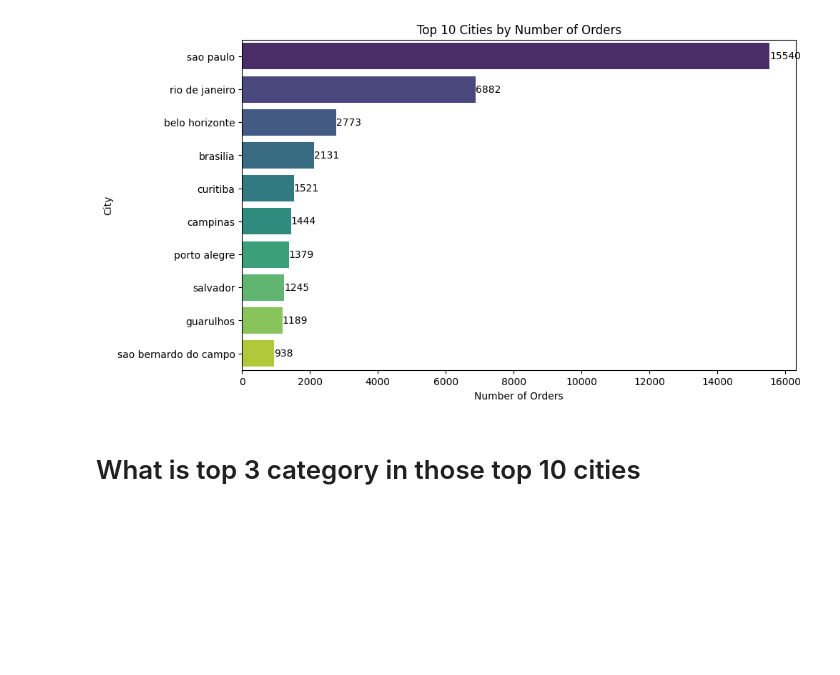
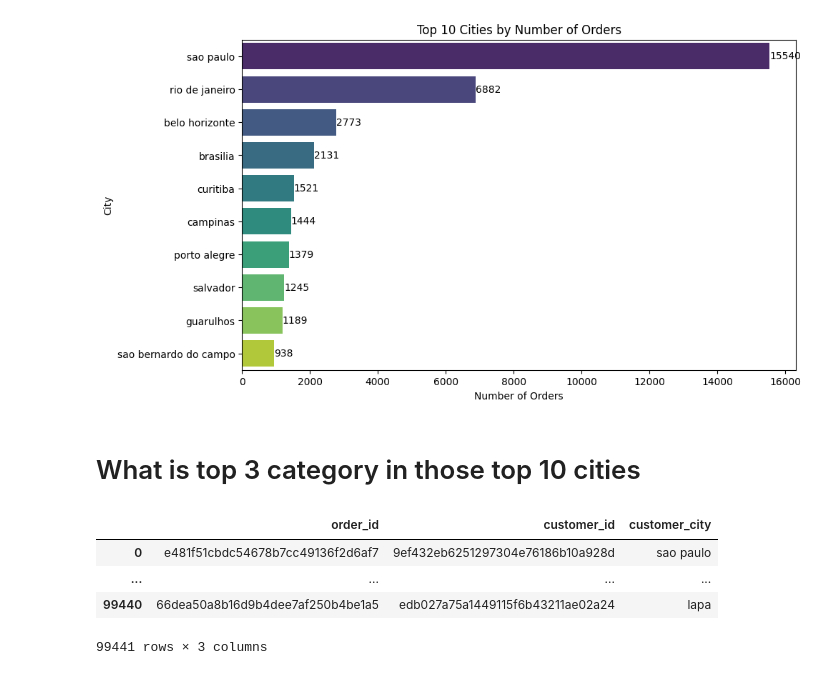
Before and after one commit to Skronski/e_commerce, a Jupyter notebook: 00_programs/data_overview_reading.ipynb, the cells around one changed output. Cells and saved outputs as stored; diff of their text form; code cells hidden in the pictures; blank space fills up the shorter version.

```diff
--- a/00_programs/data_overview_reading.ipynb
+++ b/00_programs/data_overview_reading.ipynb
@@ -461,3 +475,11 @@ Passing `palette` without assigning `hue` is deprecated and will be removed in v
 [figure]
 # %% [markdown]
 # What is top 3 category in those top 10 cities
+# %%
+orders_city
+# %% [output]
+|  | order_id | customer_id | customer_city |
+| 0 | e481f51cbdc54678b7cc49136f2d6af7 | 9ef432eb6251297304e76186b10a928d | sao paulo |
+| ... | ... | ... | ... |
+| 99440 | 66dea50a8b16d9b4dee7af250b4be1a5 | edb027a75a1449115f6b43211ae02a24 | lapa |
+99441 rows × 3 columns
```
Also changed, not shown: parts of 4 cells of this notebook.
